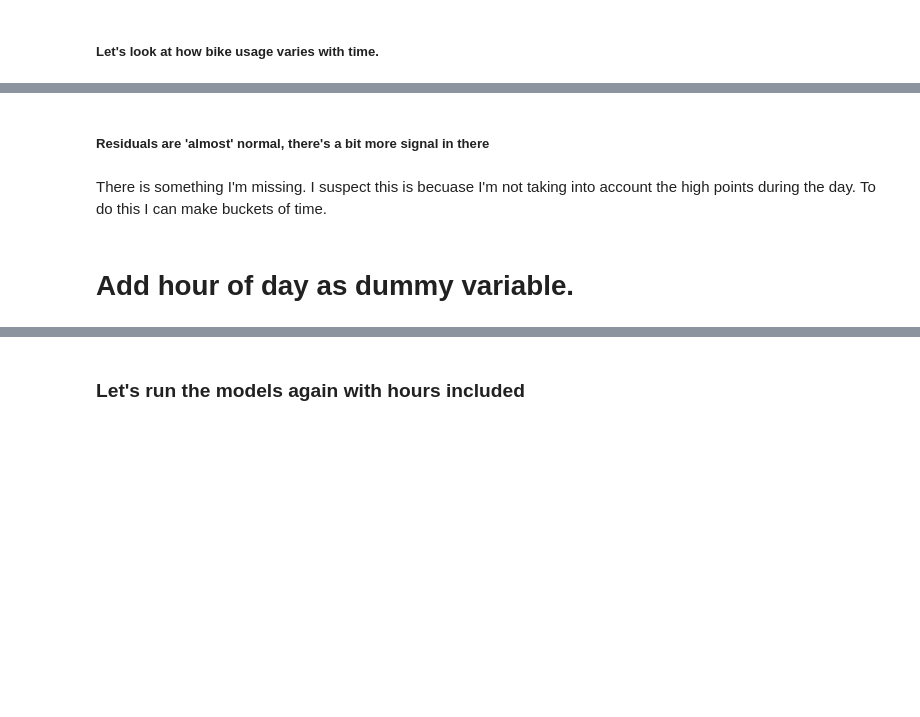
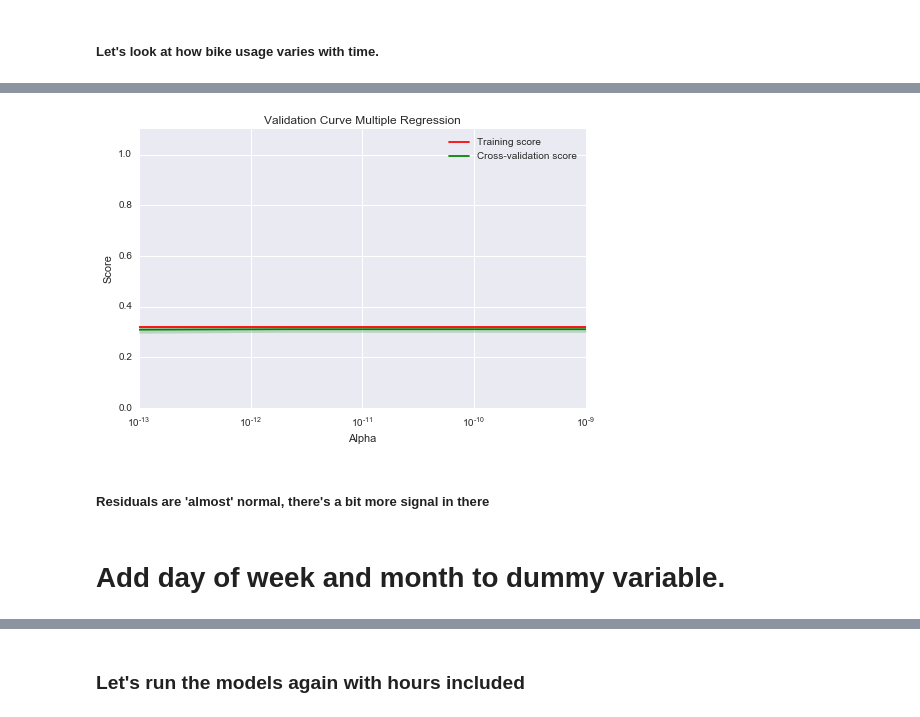
Before and after one commit to Ryanglambert/dc_bike_share_analysis, a Jupyter notebook: Bike_Share_EDA.ipynb, the cells around one changed output, grey strips where cells are left out. Saved outputs shown, nothing was run; the diff lists cells and outputs as text; code cells hidden in the pictures; blank space fills up the shorter version.

```diff
--- a/Bike_Share_EDA.ipynb
+++ b/Bike_Share_EDA.ipynb
@@ -259,4 +270,6 @@ plt.scatter(y, residuals)
+# %%
+plot_validation_curve(X, y, est, param_range=np.logspace(-13, -9, 4))
+# %% [output]
+[figure, added]
 # %% [markdown]
 ##### Residuals are 'almost' normal, there's a bit more signal in there
-# %% [markdown]
-There is something I'm missing.  I suspect this is becuase I'm not taking into account the high points during the day.  To do this I can make buckets of time.
@@ -265,2 +276,2 @@ plt.hist(residuals);
 # %% [markdown]
-# Add hour of day as dummy variable.
+# Add day of week and month to dummy variable.
```
Also changed, not shown: parts of 33 cells of this notebook.
